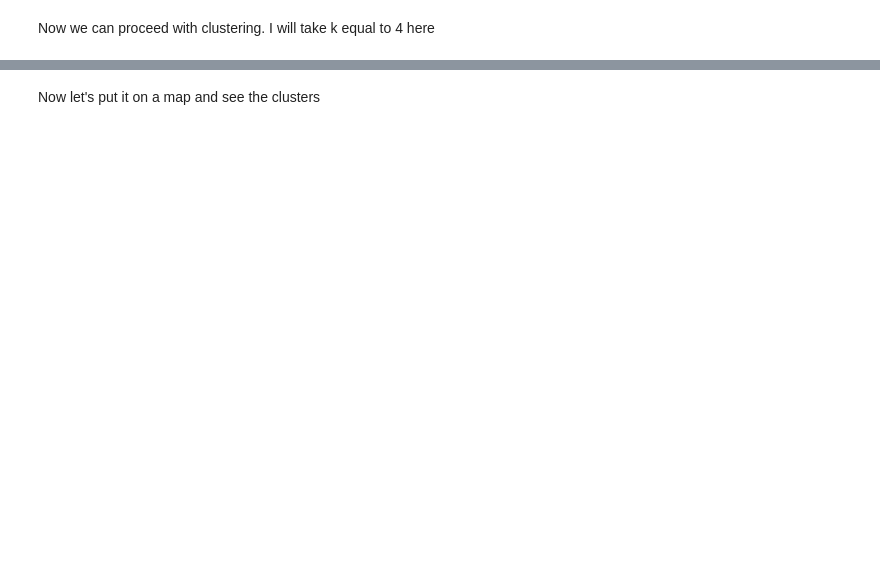
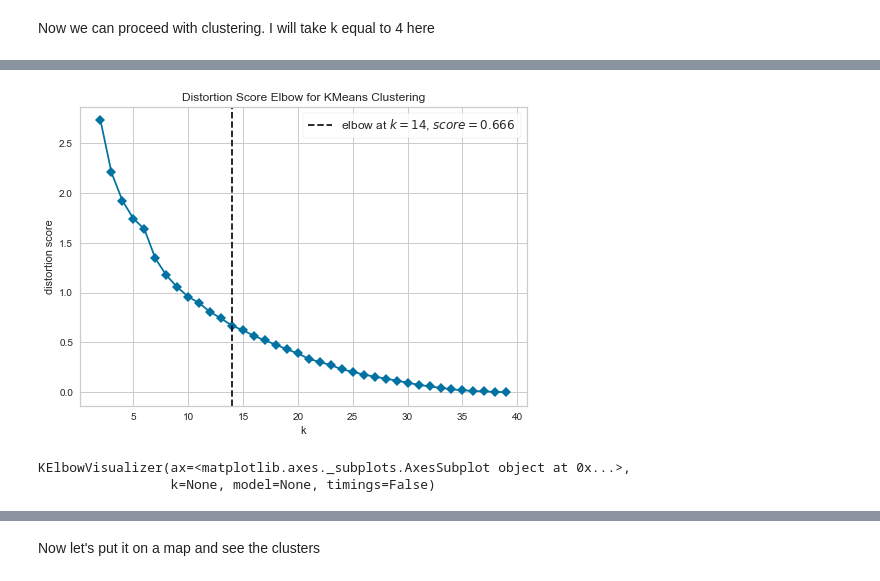
Before and after one commit to akleimen/Coursera_Capstone, a Jupyter notebook: Capstone project.ipynb, the cells around one changed output, grey strips where cells are left out. Drawn from its saved outputs; the diff is of its cells as text; code cells hidden in the pictures; blank space fills up the shorter version.

```diff
--- a/Capstone project.ipynb
+++ b/Capstone project.ipynb
@@ -447,3 +448,10 @@ array([2, 2, 2, 2, 0, 2, 2, 2, 3, 2], dtype=int32)
+# %%
+from yellowbrick.cluster.elbow import kelbow_visualizer
+kelbow_visualizer(KMeans(random_state=0), toronto_grouped_clustering, k=(2,40), timings=False)
+# %% [output]
+[figure, added]
+KElbowVisualizer(ax=<matplotlib.axes._subplots.AxesSubplot object at 0x...>,
+                 k=None, model=None, timings=False)
 # %%
 # add clustering labels
 neighborhoods_venues_sorted.insert(0, 'Cluster Labels', kmeans.labels_)
```
Also changed, not shown: parts of 18 cells of this notebook, 11 other files.
